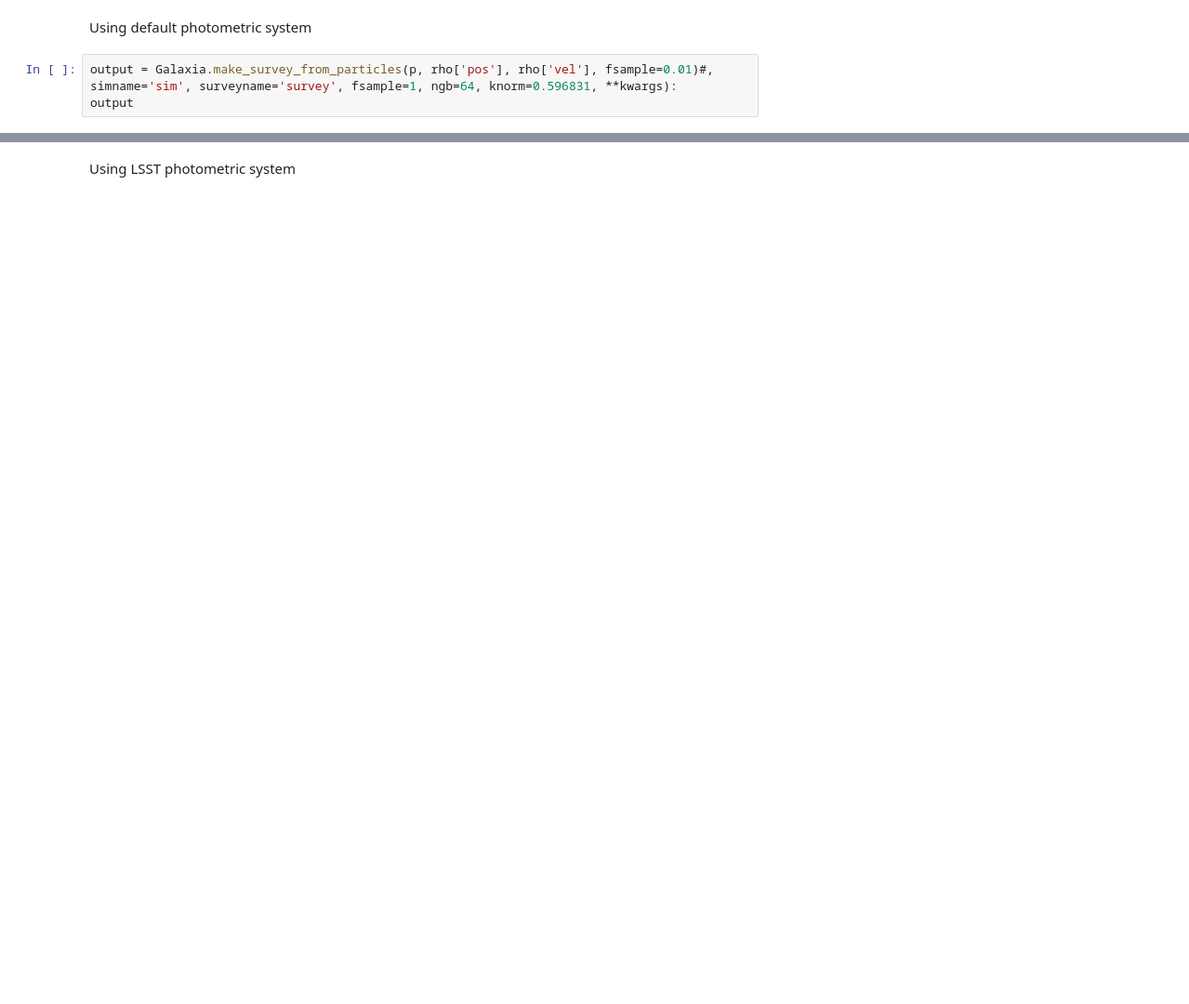
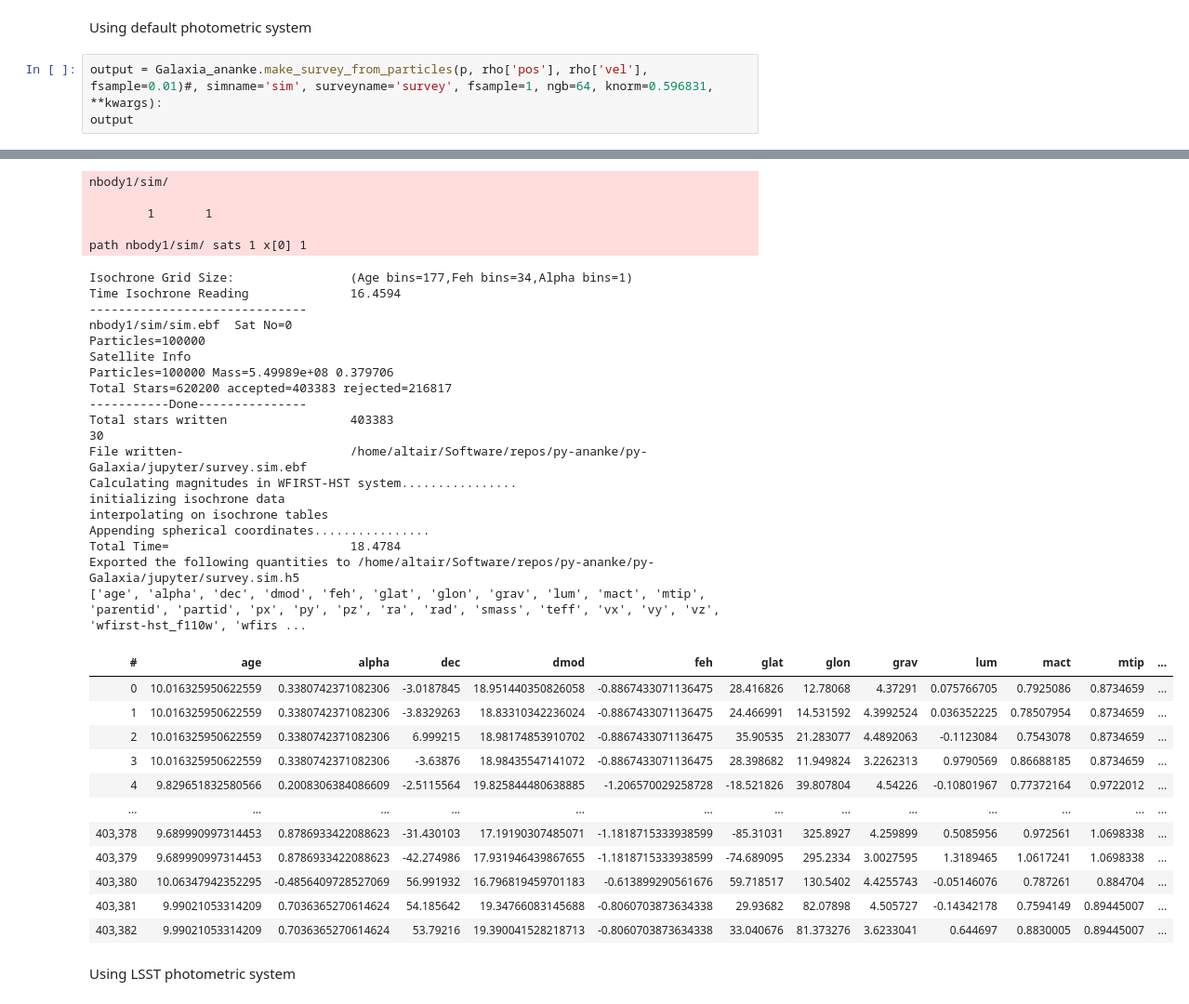
Before and after one commit to athob/py-Galaxia-ananke, a Jupyter notebook: jupyter/testing_Galaxia.ipynb, the cells around one changed output, grey strips where cells are left out. Shown at 93% size. Saved outputs shown, nothing was run; the diff lists cells and outputs as text; blank space fills up the shorter version.

```diff
--- a/jupyter/testing_Galaxia.ipynb
+++ b/jupyter/testing_Galaxia.ipynb
@@ -24,5 +24,6 @@ rho = {'pos': np.exp(-2.9 + 1.1*np.random.randn(n_parts)), 'vel': np.exp(-4.4 +
 # %% [markdown]
 Using default photometric system
 # %%
-output = Galaxia.make_survey_from_particles(p, rho['pos'], rho['vel'], fsample=0.01)#, simname='sim', surveyname='survey', fsample=1, ngb=64, knorm=0.596831, **kwargs):
+output = Galaxia_ananke.make_survey_from_particles(p, rho['pos'], rho['vel'], fsample=0.01)#, simname='sim', surveyname='survey', fsample=1, ngb=64, knorm=0.596831, **kwargs):
 output
+# %% [output]
@@ -29,3 +47,39 @@ output
+nbody1/sim/
+
+        1       1
+
+path nbody1/sim/ sats 1 x[0] 1
+Isochrone Grid Size:                (Age bins=177,Feh bins=34,Alpha bins=1)
+Time Isochrone Reading              16.4594
+------------------------------
+nbody1/sim/sim.ebf  Sat No=0
+Particles=100000
+Satellite Info
+Particles=100000 Mass=5.49989e+08 0.379706
+Total Stars=620200 accepted=403383 rejected=216817
+-----------Done---------------
+Total stars written                 403383
+30
+File written-                       /home/altair/Software/repos/py-ananke/py-Galaxia/jupyter/survey.sim.ebf
+Calculating magnitudes in WFIRST-HST system................
+initializing isochrone data
+interpolating on isochrone tables
+Appending spherical coordinates................
+Total Time=                         18.4784
+Exported the following quantities to /home/altair/Software/repos/py-ananke/py-Galaxia/jupyter/survey.sim.h5
+['age', 'alpha', 'dec', 'dmod', 'feh', 'glat', 'glon', 'grav', 'lum', 'mact', 'mtip', 'parentid', 'partid', 'px', 'py', 'pz', 'ra', 'rad', 'smass', 'teff', 'vx', 'vy', 'vz', 'wfirst-hst_f110w', 'wfirs ...
+| # | age | alpha | dec | dmod | feh | glat | glon | grav | lum | mact | mtip | ... |
+| 0 | 10.016325950622559 | 0.3380742371082306 | -3.0187845 | 18.951440350826058 | -0.8867433071136475 | 28.416826 | 12.78068 | 4.37291 | 0.075766705 | 0.7925086 | 0.8734659 | ... |
+| 1 | 10.016325950622559 | 0.3380742371082306 | -3.8329263 | 18.83310342236024 | -0.8867433071136475 | 24.466991 | 14.531592 | 4.3992524 | 0.036352225 | 0.78507954 | 0.8734659 | ... |
+| 2 | 10.016325950622559 | 0.3380742371082306 | 6.999215 | 18.98174853910702 | -0.8867433071136475 | 35.90535 | 21.283077 | 4.4892063 | -0.1123084 | 0.7543078 | 0.8734659 | ... |
+| 3 | 10.016325950622559 | 0.3380742371082306 | -3.63876 | 18.98435547141072 | -0.8867433071136475 | 28.398682 | 11.949824 | 3.2262313 | 0.9790569 | 0.86688185 | 0.8734659 | ... |
+| 4 | 9.829651832580566 | 0.2008306384086609 | -2.5115564 | 19.825844480638885 | -1.206570029258728 | -18.521826 | 39.807804 | 4.54226 | -0.10801967 | 0.77372164 | 0.9722012 | ... |
+| ... | ... | ... | ... | ... | ... | ... | ... | ... | ... | ... | ... | ... |
+| 403,378 | 9.689990997314453 | 0.8786933422088623 | -31.430103 | 17.19190307485071 | -1.1818715333938599 | -85.31031 | 325.8927 | 4.259899 | 0.5085956 | 0.972561 | 1.0698338 | ... |
+| 403,379 | 9.689990997314453 | 0.8786933422088623 | -42.274986 | 17.931946439867655 | -1.1818715333938599 | -74.689095 | 295.2334 | 3.0027595 | 1.3189465 | 1.0617241 | 1.0698338 | ... |
+| 403,380 | 10.06347942352295 | -0.4856409728527069 | 56.991932 | 16.796819459701183 | -0.613899290561676 | 59.718517 | 130.5402 | 4.4255743 | -0.05146076 | 0.787261 | 0.884704 | ... |
+| 403,381 | 9.99021053314209 | 0.7036365270614624 | 54.185642 | 19.34766083145688 | -0.8060703873634338 | 29.93682 | 82.07898 | 4.505727 | -0.14342178 | 0.7594149 | 0.89445007 | ... |
+| 403,382 | 9.99021053314209 | 0.7036365270614624 | 53.79216 | 19.390041528218713 | -0.8060703873634338 | 33.040676 | 81.373276 | 3.6233041 | 0.644697 | 0.8830005 | 0.89445007 | ... |
 # %% [markdown]
 Using LSST photometric system
 # %%
```
Also changed, not shown: parts of 3 cells of this notebook, 15 other files.
